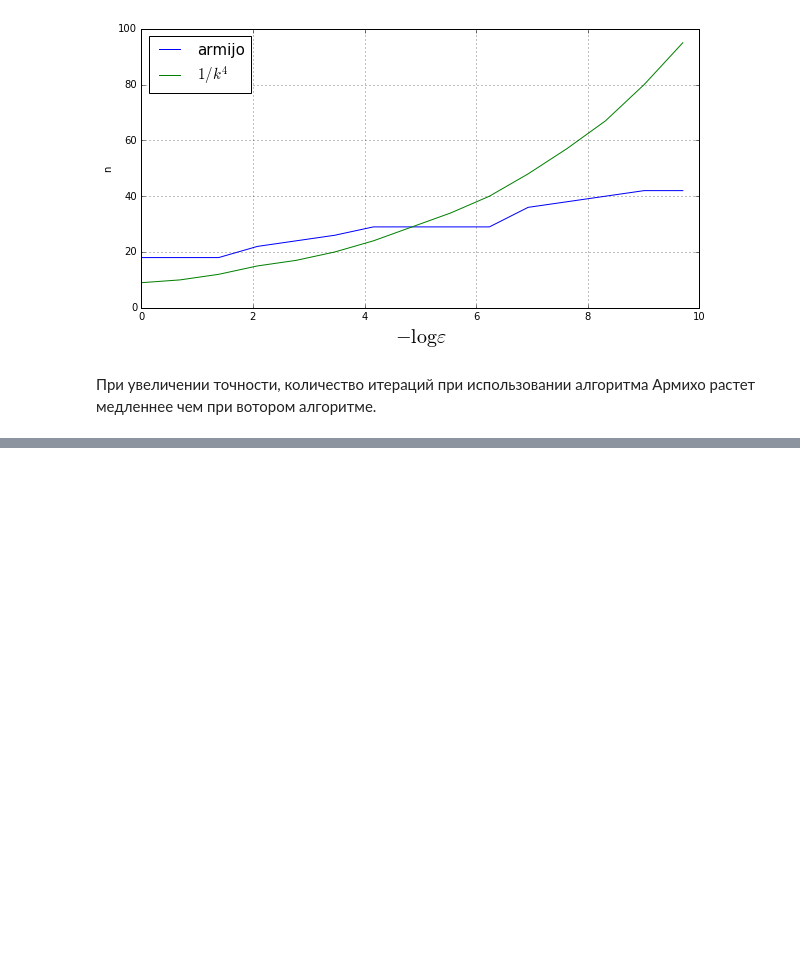
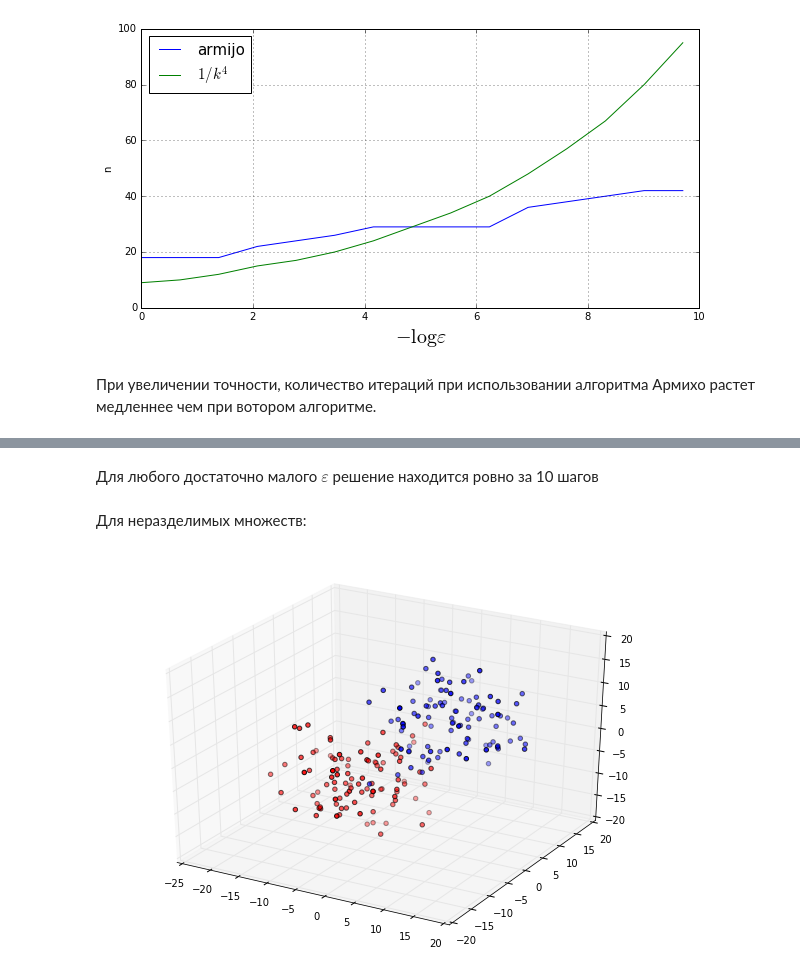
Before and after one commit to ale3otik/workout_mipt_autumn_2016, a Jupyter notebook: 1_ZotovAleksey.ipynb, the cells around one changed output, grey strips where cells are left out. Saved outputs shown, nothing was run; the diff lists cells and outputs as text; code cells hidden in the pictures; blank space fills up the shorter version.

```diff
--- a/1_ZotovAleksey.ipynb
+++ b/1_ZotovAleksey.ipynb
@@ -267,0 +321,20 @@ plt.show()
+# %% [markdown]
+Для любого достаточно малого $\varepsilon$ решение находится ровно за 10 шагов
+# %% [markdown]
+Для неразделимых множеств:
+# %%
+a,d=5,25
+mean = [[a,a,a], [-a,-a,-a]]
+cov = [[[d,0,0],[0,d,0],[0,0,d]],
+       [[d,0,0],[0,d,0],[0,0,d]],
+       [[d,0,0],[0,d,0],[0,0,d]]]
+col = ['red','blue']
+size = 100
+X = [0,0]
+X[0]=(sps.multivariate_normal.rvs(size=size,mean=mean[0],cov=cov[0])) #set 1
+X[1]=(sps.multivariate_normal.rvs(size=size,mean=mean[1],cov=cov[1])) #set 2
+X = np.concatenate([X[0],X[1]])
+Y = np.concatenate([-1 * np.ones(size,dtype=int), np.ones(size,dtype=int)])
+build_3D_plot(X,Y)
+# %% [output]
+[figure, added]
```
Also changed, not shown: parts of 9 cells of this notebook.
